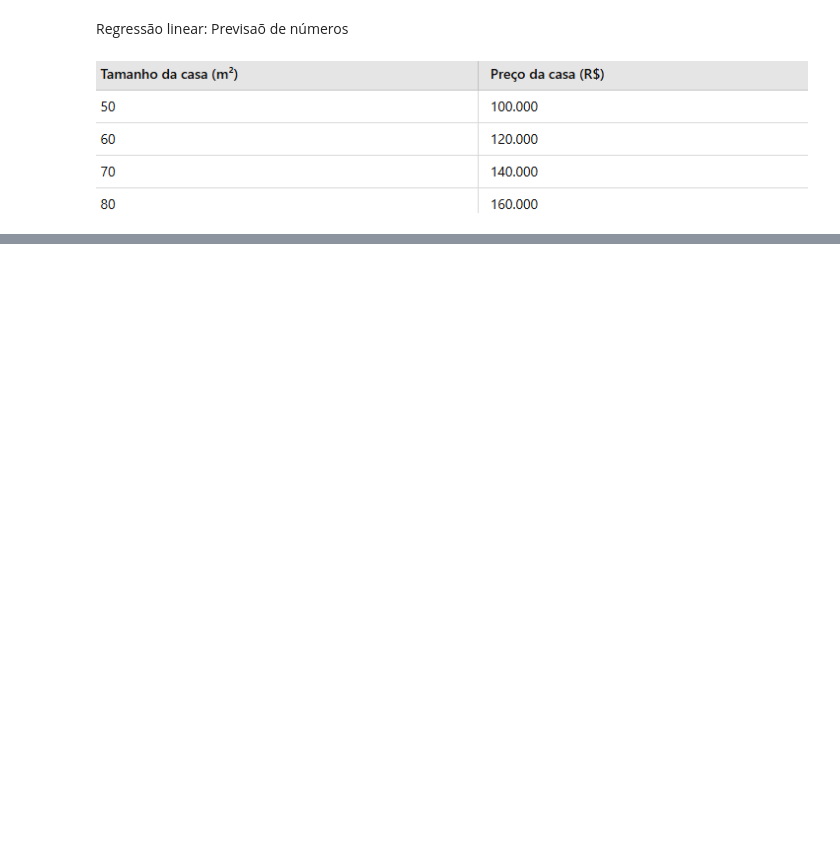
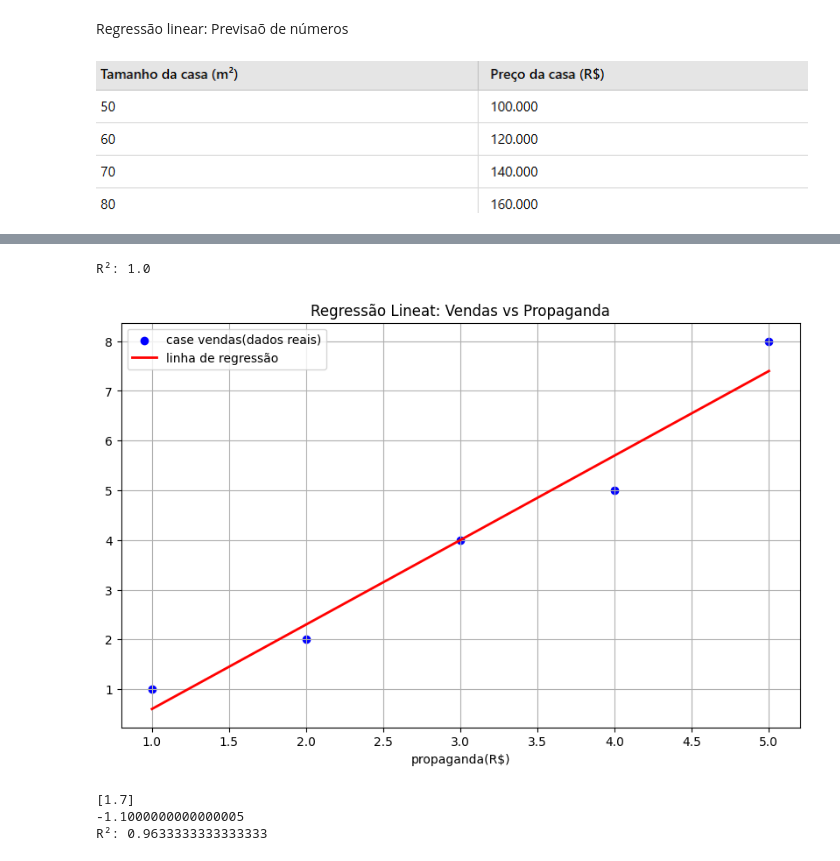
Before and after one commit to Pamelaevangelista/python, a Jupyter notebook: Machine_Learning_CODE.ipynb, the cells around one changed output, grey strips where cells are left out. Drawn from its saved outputs; the diff is of its cells as text; code cells hidden in the pictures; blank space fills up the shorter version.

```diff
--- a/Machine_Learning_CODE.ipynb
+++ b/Machine_Learning_CODE.ipynb
@@ -191,0 +222,7 @@ LinearRegression() = cria um modelo de regrssão linear (uma reta)
+# %%
+r2 =modelo.score(tamanho, preco) #coeficiente de determinação (R²) -> mede a fração da variância nos dados
+print(f'R²: {r2}')
+#significa que o modelo explica perfeitamente os dados,
+# r²= proximo de zero, não significa nada
+# %% [output]
+R²: 1.0
@@ -191,0 +241,49 @@ LinearRegression() = cria um modelo de regrssão linear (uma reta)
+# %%
+'''
+Comparando uma base com dados sobre investimento em propaganda e vendas
+repita o processo feito anteriormente
+
+propaganda = [1, 2, 3, 4, 5]
+vendas = [1, 2, 4, 5, 8]
+'''
+propaganda = [1, 2, 3, 4, 5]
+vendas = [1, 2, 4, 5, 8]
+
+#treinar o modelo
+
+propaganda = np.array(propaganda).reshape(-1,1)
+
+modelo = LinearRegression()
+modelo.fit(propaganda, vendas)
+
+tamanho_para_plotar2 = np.linspace(propaganda.min(), propaganda.max(), 100).reshape(-1,1)
+vendas_previstas =  modelo.predict(tamanho_para_plotar2)
+
+#plotando
+plt.figure(figsize=(10, 6))
+plt.scatter(propaganda, vendas, color='blue', label='case vendas(dados reais)')
+plt.plot(tamanho_para_plotar2, vendas_previstas, color='red', linewidth=2, label='linha de regressão')
+plt.xlabel('propaganda(R$)')
+plt.ylabel=('vendas(R$)')
+plt.title('Regressão Lineat: Vendas vs Propaganda')
+plt.legend()
+plt.grid(True)
+plt.show()
+# %% [output]
+[figure, added]
+# %%
+#coeficiente de resposta de modelo
+'''
+y = a * x + b
+vendas = 1.7 * propaganda + b
+'''
+
+print(modelo.coef_)#retorna o coeficiente a
+print(modelo.intercept_) #retorna o coeficiente b
+
+r2_modelo2 =modelo.score(propaganda, vendas) #coeficiente de determinação (R²) -> mede a fração da variância nos dados
+print(f'R²: {r2_modelo2}')
+# %% [output]
+[1.7]
+-1.1000000000000005
+R²: 0.9633333333333333
```
Also changed, not shown: parts of 13 cells of this notebook.
